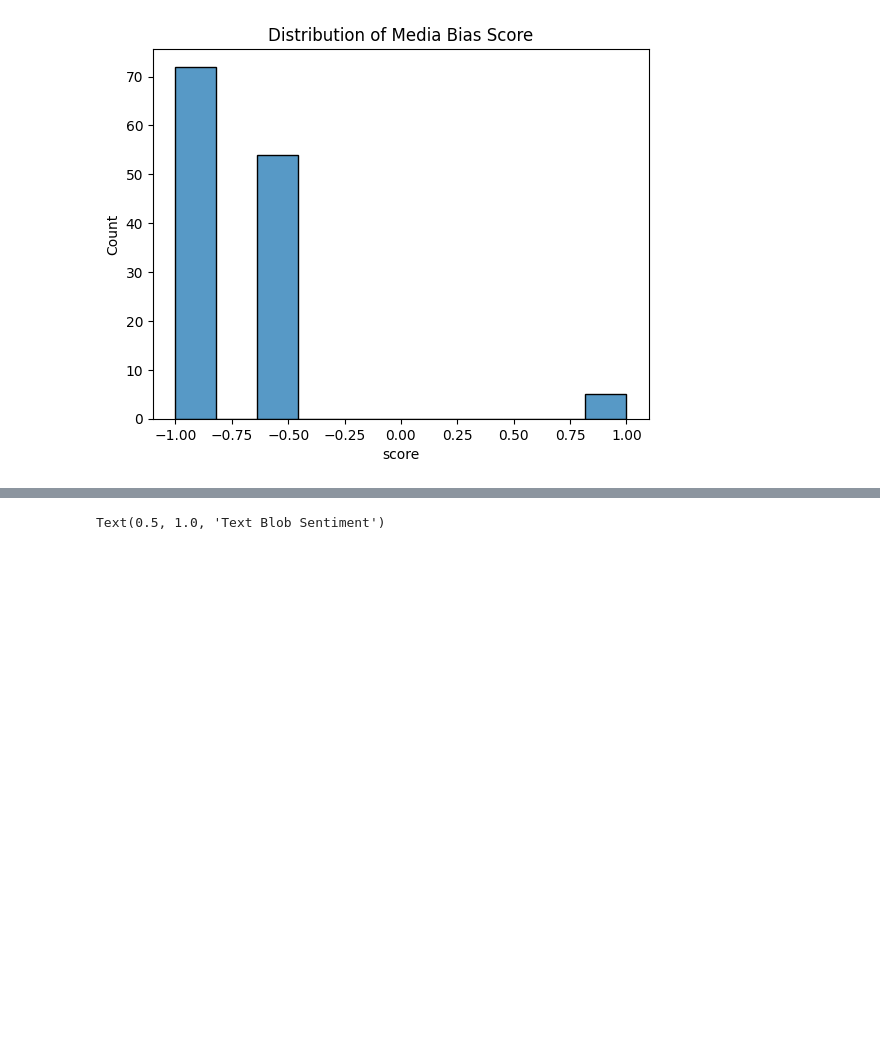
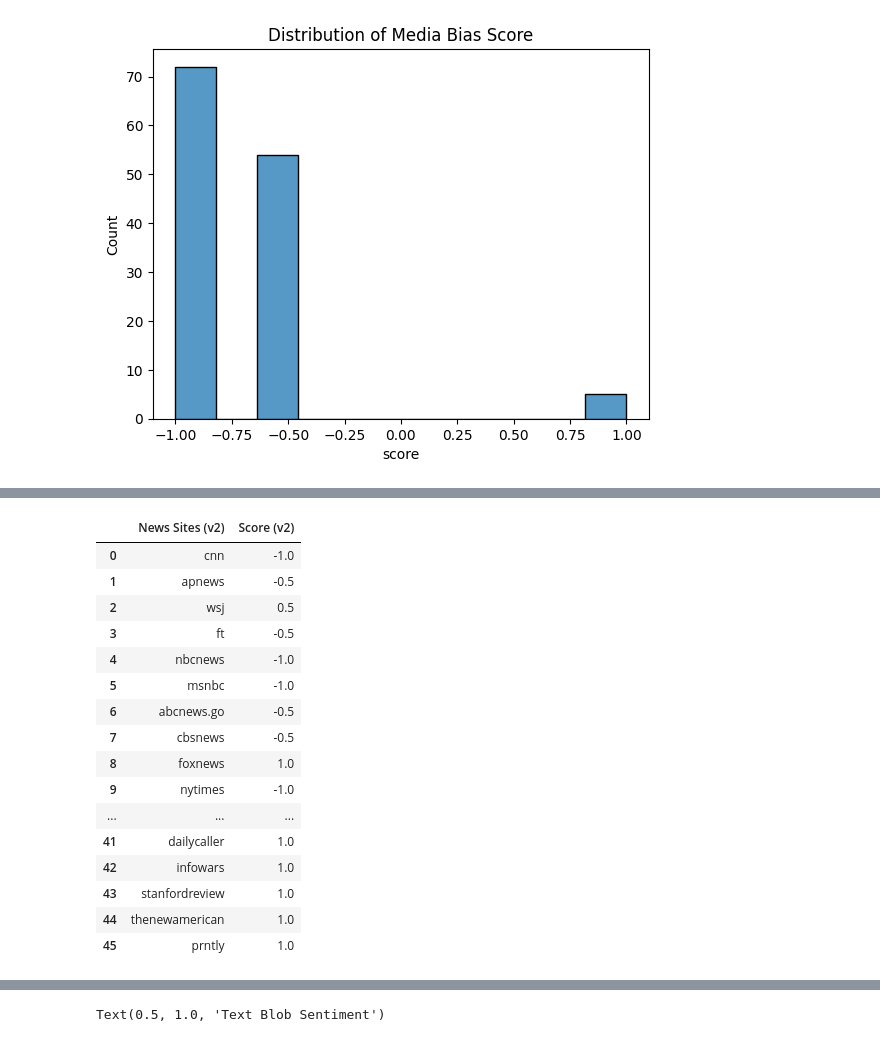
Before and after one commit to jjoycehu/poli-179, a Jupyter notebook: analysis.ipynb, the cells around one changed output, grey strips where cells are left out. Cells and saved outputs as stored; diff of their text form; code cells hidden in the pictures; blank space fills up the shorter version.

```diff
--- a/analysis.ipynb
+++ b/analysis.ipynb
@@ -254,0 +253,20 @@ df_bias.head()
+# %%
+pd.read_excel('news and keywords.xlsx').loc[:,['News Sites (v2)', 'Score (v2)']].dropna()
+# %% [output]
+|  | News Sites (v2) | Score (v2) |
+| 0 | cnn | -1.0 |
+| 1 | apnews | -0.5 |
+| 2 | wsj | 0.5 |
+| 3 | ft | -0.5 |
+| 4 | nbcnews | -1.0 |
+| 5 | msnbc | -1.0 |
+| 6 | abcnews.go | -0.5 |
+| 7 | cbsnews | -0.5 |
+| 8 | foxnews | 1.0 |
+| 9 | nytimes | -1.0 |
+| ... | ... | ... |
+| 41 | dailycaller | 1.0 |
+| 42 | infowars | 1.0 |
+| 43 | stanfordreview | 1.0 |
+| 44 | thenewamerican | 1.0 |
+| 45 | prntly | 1.0 |
```
Also changed, not shown: parts of 26 cells of this notebook, 2 other files.
